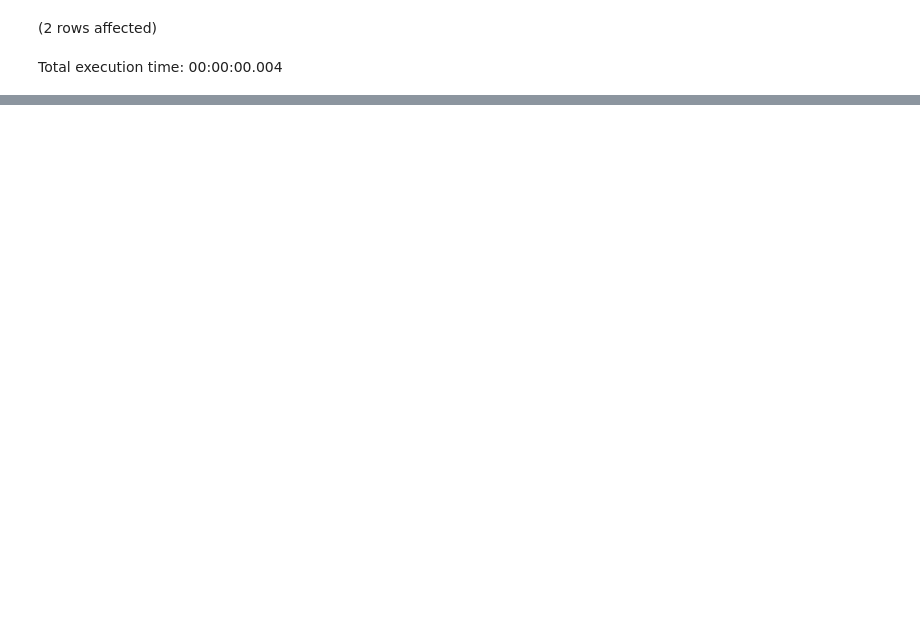
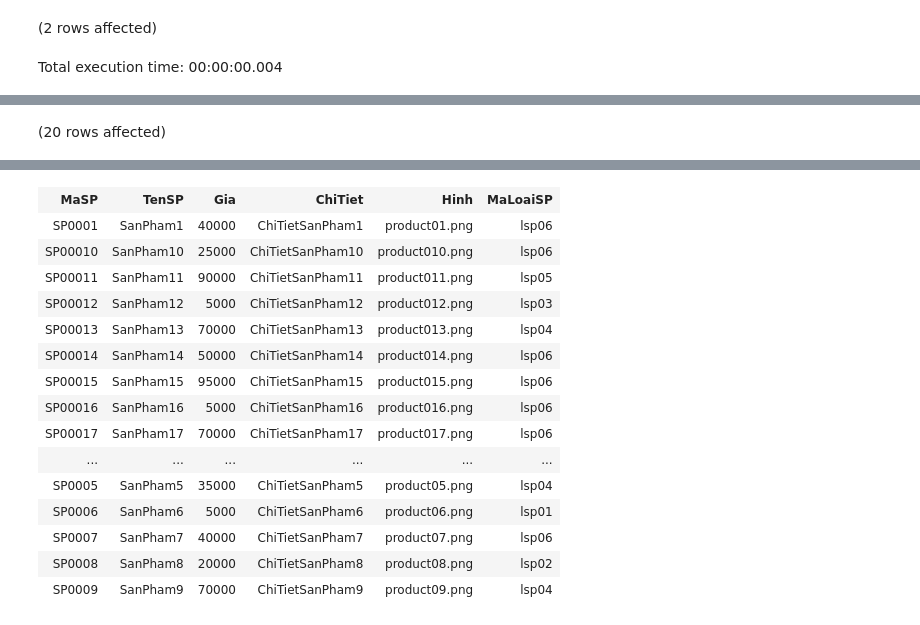
Before and after one commit to LienNTB/QuanLyHoaCu, a Jupyter notebook: data/2_ThemDuLieu.ipynb, the cells around one changed output, grey strips where cells are left out. Saved outputs shown, nothing was run; the diff lists cells and outputs as text; code cells hidden in the pictures; blank space fills up the shorter version.

```diff
--- a/data/2_ThemDuLieu.ipynb
+++ b/data/2_ThemDuLieu.ipynb
@@ -84,0 +237,4 @@ Total execution time: 00:00:00.078
+# %%
+select * from SanPham
+# %% [output]
+(20 rows affected)
@@ -84,0 +242,16 @@ Total execution time: 00:00:00.078
+| MaSP | TenSP | Gia | ChiTiet | Hinh | MaLoaiSP |
+| SP0001 | SanPham1 | 40000 | ChiTietSanPham1 | product01.png | lsp06 |
+| SP00010 | SanPham10 | 25000 | ChiTietSanPham10 | product010.png | lsp06 |
+| SP00011 | SanPham11 | 90000 | ChiTietSanPham11 | product011.png | lsp05 |
+| SP00012 | SanPham12 | 5000 | ChiTietSanPham12 | product012.png | lsp03 |
+| SP00013 | SanPham13 | 70000 | ChiTietSanPham13 | product013.png | lsp04 |
+| SP00014 | SanPham14 | 50000 | ChiTietSanPham14 | product014.png | lsp06 |
+| SP00015 | SanPham15 | 95000 | ChiTietSanPham15 | product015.png | lsp06 |
+| SP00016 | SanPham16 | 5000 | ChiTietSanPham16 | product016.png | lsp06 |
+| SP00017 | SanPham17 | 70000 | ChiTietSanPham17 | product017.png | lsp06 |
+| ... | ... | ... | ... | ... | ... |
+| SP0005 | SanPham5 | 35000 | ChiTietSanPham5 | product05.png | lsp04 |
+| SP0006 | SanPham6 | 5000 | ChiTietSanPham6 | product06.png | lsp01 |
+| SP0007 | SanPham7 | 40000 | ChiTietSanPham7 | product07.png | lsp06 |
+| SP0008 | SanPham8 | 20000 | ChiTietSanPham8 | product08.png | lsp02 |
+| SP0009 | SanPham9 | 70000 | ChiTietSanPham9 | product09.png | lsp04 |
```
Also changed, not shown: parts of 15 cells of this notebook, 25 other files.
